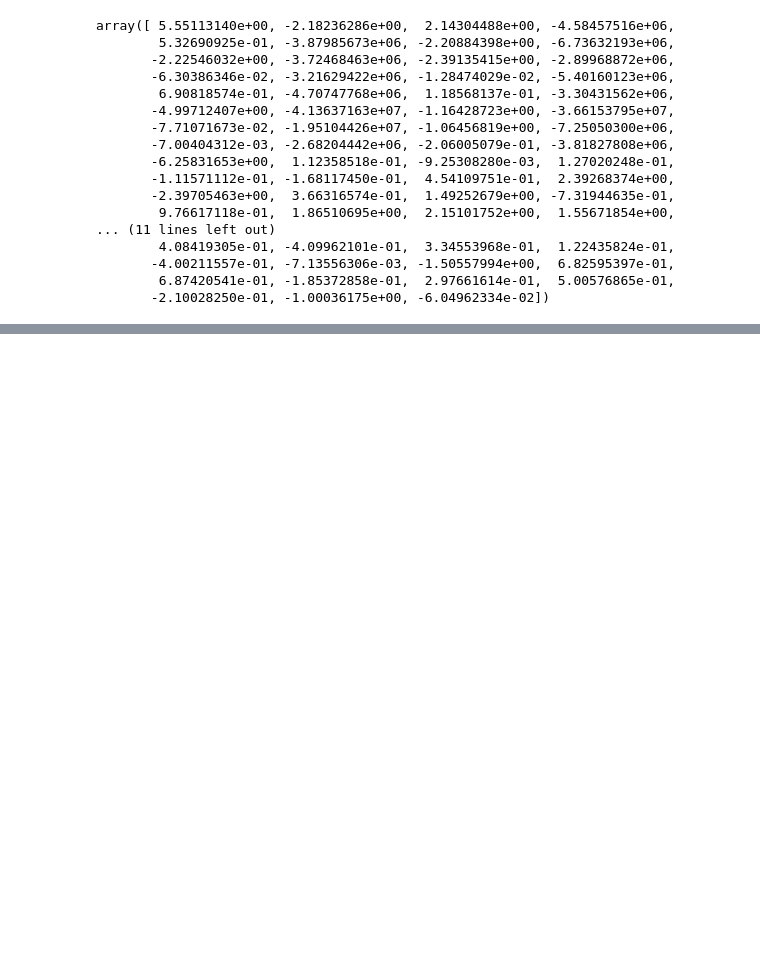
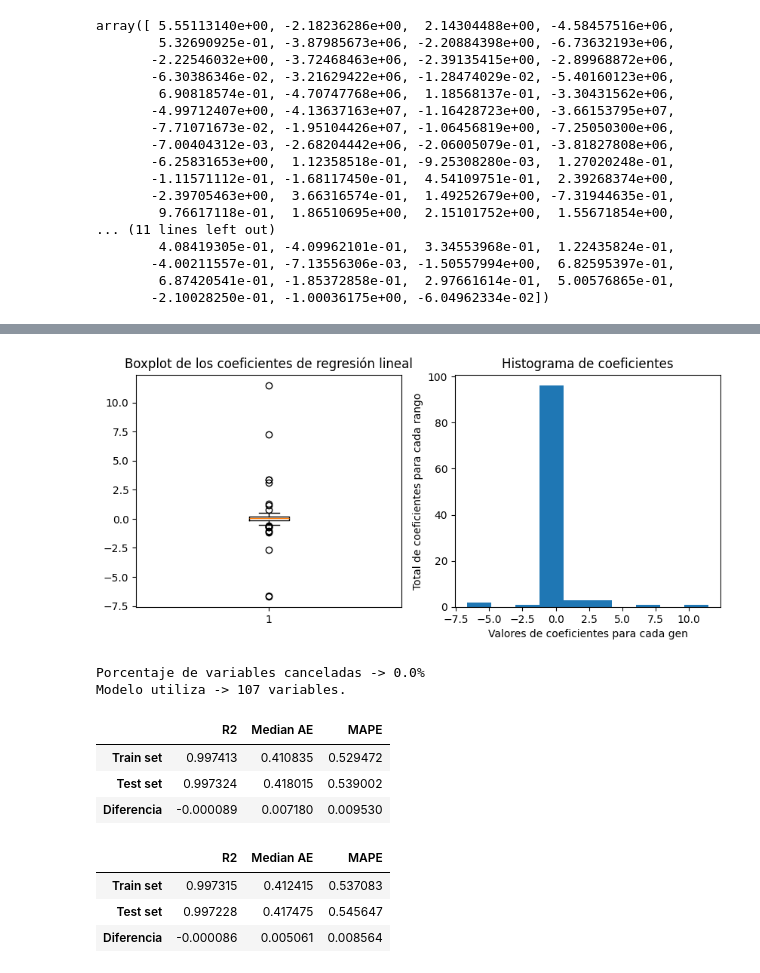
Before and after one commit to 4GeeksAcademy/Hector-regularized-LinearReg, a Jupyter notebook: src/explore.ipynb, the cells around one changed output, grey strips where cells are left out. Cells and saved outputs as stored; diff of their text form; code cells hidden in the pictures; blank space fills up the shorter version.

```diff
--- a/src/explore.ipynb
+++ b/src/explore.ipynb
@@ -146,0 +185,2 @@ plt.show()
+# %%
+m_ridge = RidgeCV(alphas=np.logspace(-6,6,10), cv=5).fit(X_train_sc, y_train)
@@ -146,0 +197,19 @@ plt.show()
+# %%
+plt.figure(figsize=(10, 4))
+plt.subplot(1, 2, 1)
+plt.boxplot(m_ridge.coef_)
+plt.title('Boxplot de los coeficientes de regresión lineal')
+plt.subplot(1, 2, 2)
+plt.hist(m_ridge.coef_,10)
+plt.xlabel('Valores de coeficientes para cada gen')
+plt.ylabel('Total de coeficientes para cada rango')
+plt.title('Histograma de coeficientes')
+plt.show()
+# %% [output]
+[figure, added]
+# %%
+print(f'Porcentaje de variables canceladas -> {round(len(m_ridge.coef_[np.abs(m_ridge.coef_)==0])/len(m_ridge.coef_)*100,2)}%')
+print(f'Modelo utiliza -> {len(m_ridge.coef_[np.abs(m_ridge.coef_)>0])} variables.')
+# %% [output]
+Porcentaje de variables canceladas -> 0.0%
+Modelo utiliza -> 107 variables.
@@ -146,0 +226,14 @@ plt.show()
+# %%
+get_metrics(y_pred_ridge_test_v1, y_test, y_pred_ridge_train_v1, y_train)
+# %% [output]
+|  | R2 | Median AE | MAPE |
+| Train set | 0.997413 | 0.410835 | 0.529472 |
+| Test set | 0.997324 | 0.418015 | 0.539002 |
+| Diferencia | -0.000089 | 0.007180 | 0.009530 |
+# %%
+get_metrics(y_pred_lasso_test, y_test, y_pred_lasso_train, y_train)
+# %% [output]
+|  | R2 | Median AE | MAPE |
+| Train set | 0.997315 | 0.412415 | 0.537083 |
+| Test set | 0.997228 | 0.417475 | 0.545647 |
+| Diferencia | -0.000086 | 0.005061 | 0.008564 |
```
Also changed, not shown: parts of 14 cells of this notebook.
